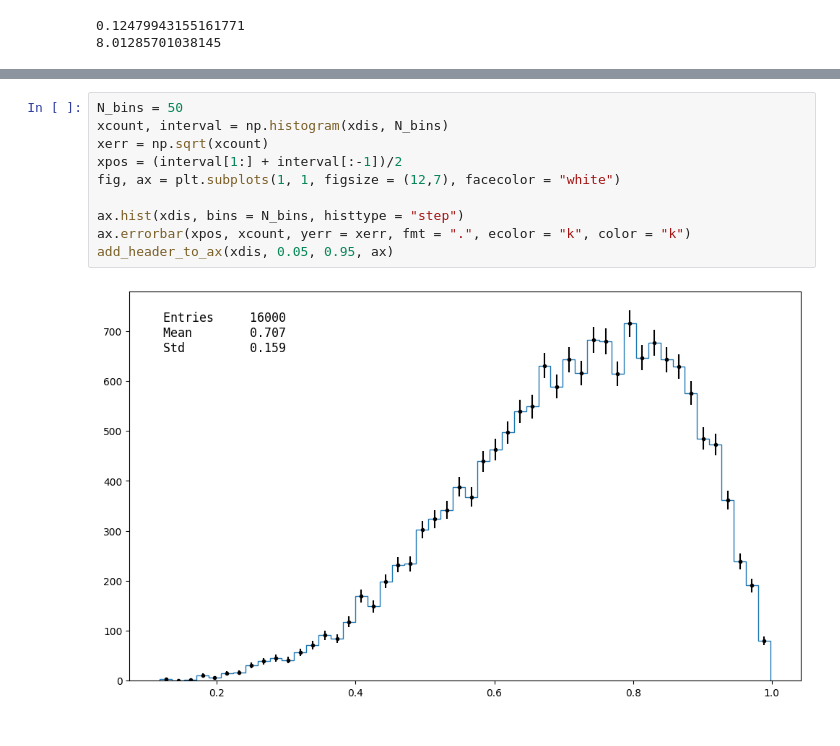
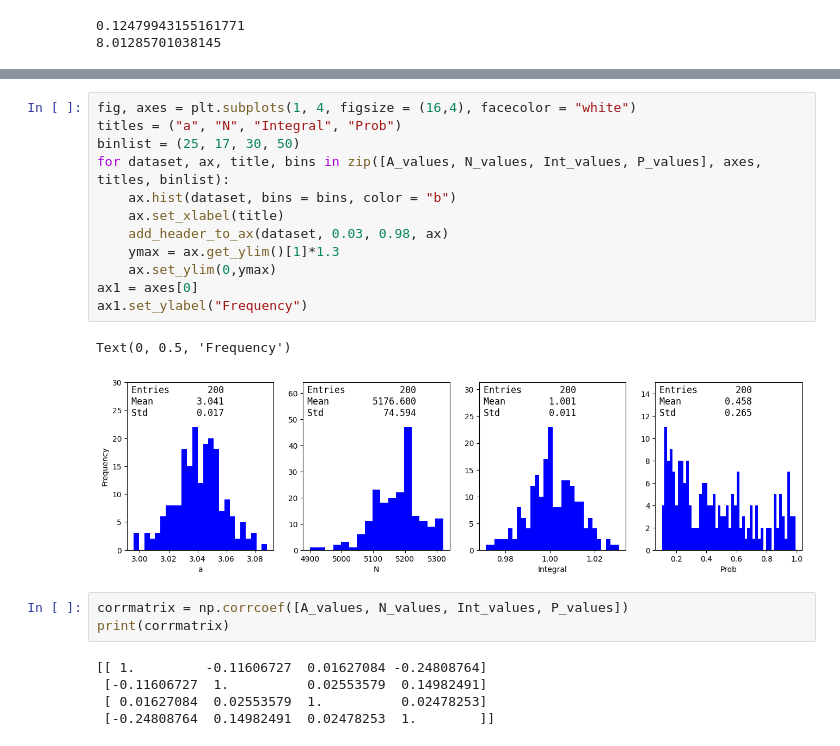
Before and after one commit to PhilKofoed/AppStat2022, a Jupyter notebook: Problemset/Problemsetsolution.ipynb, the cells around one changed output, grey strips where cells are left out. Cells and saved outputs as stored; diff of their text form.

```diff
--- a/Problemset/Problemsetsolution.ipynb
+++ b/Problemset/Problemsetsolution.ipynb
@@ -491,12 +529,23 @@ while notdone:
-# %%
-N_bins = 50
-xcount, interval = np.histogram(xdis, N_bins)
-xerr = np.sqrt(xcount)
-xpos = (interval[1:] + interval[:-1])/2
-fig, ax = plt.subplots(1, 1, figsize = (12,7), facecolor = "white")
-
-ax.hist(xdis, bins = N_bins, histtype = "step")
-ax.errorbar(xpos, xcount, yerr = xerr, fmt = ".", ecolor = "k", color = "k")
-add_header_to_ax(xdis, 0.05, 0.95, ax)
-# %% [output]
-[figure, removed]
+# %%
+fig, axes = plt.subplots(1, 4, figsize = (16,4), facecolor = "white")
+titles = ("a", "N", "Integral", "Prob")
+binlist = (25, 17, 30, 50)
+for dataset, ax, title, bins in zip([A_values, N_values, Int_values, P_values], axes, titles, binlist):
+    ax.hist(dataset, bins = bins, color = "b")
+    ax.set_xlabel(title)
+    add_header_to_ax(dataset, 0.03, 0.98, ax)
+    ymax = ax.get_ylim()[1]*1.3
+    ax.set_ylim(0,ymax)
+ax1 = axes[0]
+ax1.set_ylabel("Frequency")
+# %% [output]
+Text(0, 0.5, 'Frequency')
+[figure, added]
+# %%
+corrmatrix = np.corrcoef([A_values, N_values, Int_values, P_values])
+print(corrmatrix)
+# %% [output]
+[[ 1.         -0.11606727  0.01627084 -0.24808764]
+ [-0.11606727  1.          0.02553579  0.14982491]
+ [ 0.01627084  0.02553579  1.          0.02478253]
+ [-0.24808764  0.14982491  0.02478253  1.        ]]
```
Also changed, not shown: parts of 13 cells of this notebook, 3 other files.
